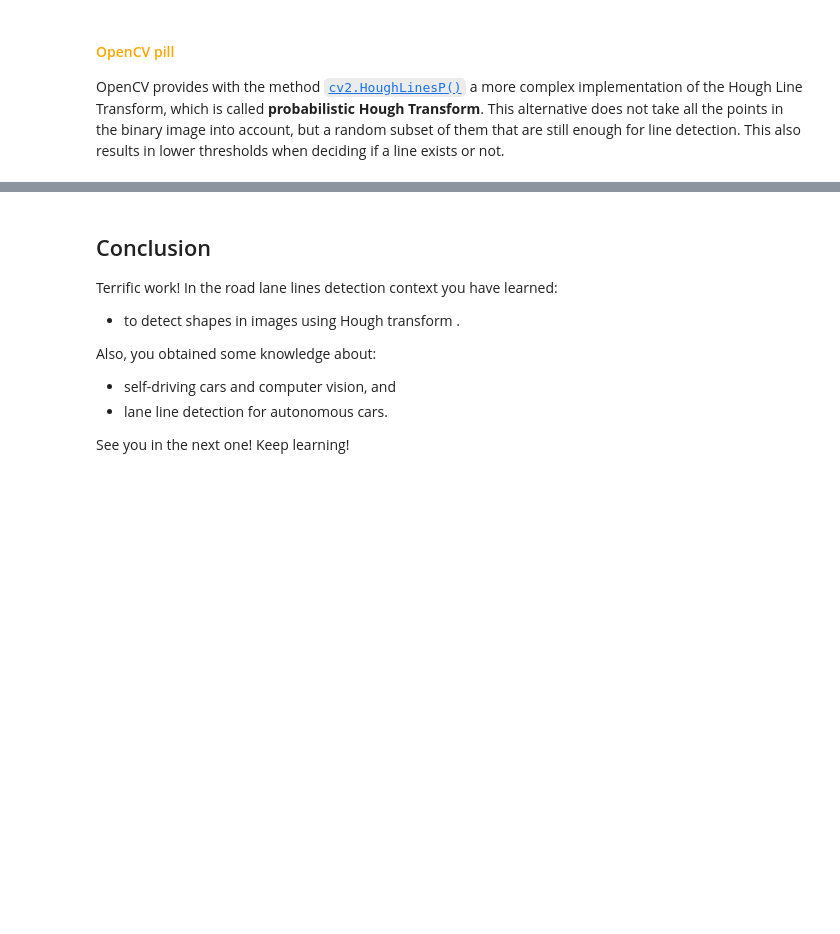
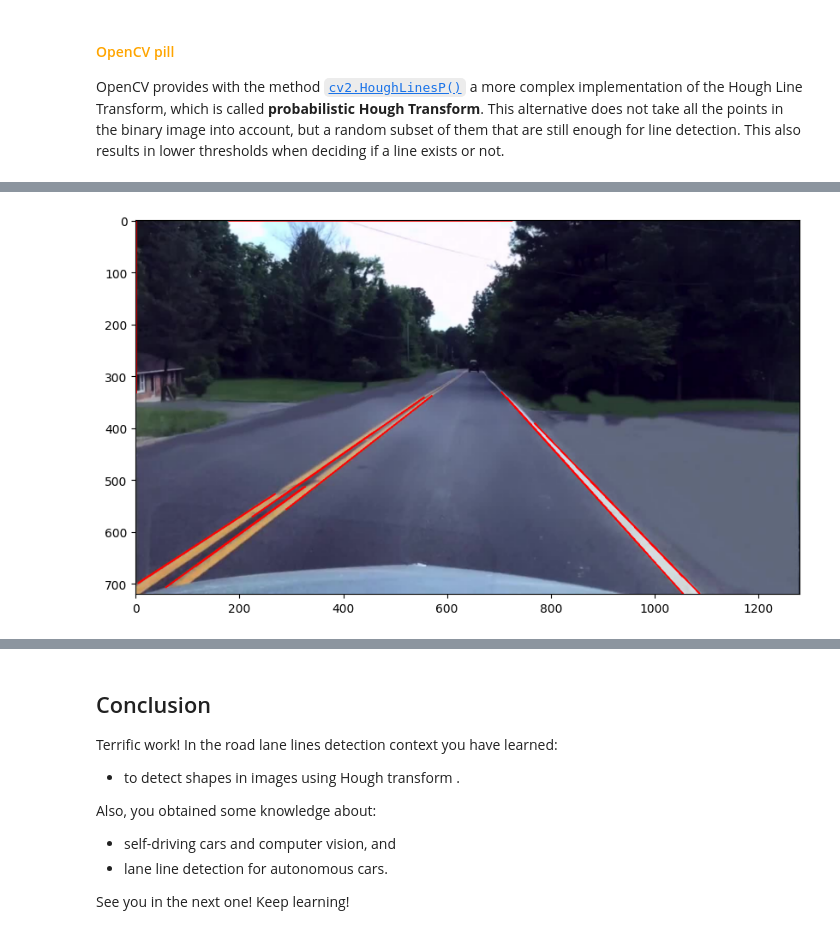
Before and after one commit to angelfdezcivila/uma_cv_2023, a Jupyter notebook: Chapter 05. Image segmentation/5.1 Contour-based techniques.ipynb, the cells around one changed output, grey strips where cells are left out. Saved outputs shown, nothing was run; the diff lists cells and outputs as text; code cells hidden in the pictures; blank space fills up the shorter version.

```diff
--- a/Chapter 05. Image segmentation/5.1 Contour-based techniques.ipynb
+++ b/Chapter 05. Image segmentation/5.1 Contour-based techniques.ipynb
@@ -302,33 +305,37 @@ Try different parameter values until you get something like this:
 # %%
 # Assigment 2
 # Read the image
 image = cv2.imread(images_path + "car.png",-1)
 
 # Convert to RGB and get gray image
-image = cv2.cvtColor(image, None)
-gray = cv2.cvtColor(image, None)
+image = cv2.cvtColor(image, cv2.COLOR_BGR2RGB)
+gray = cv2.cvtColor(image, cv2.COLOR_RGB2GRAY)
 
 # Blur the gray image
-gray = gaussian_smoothing(None,1,2)
+gray = gaussian_smoothing(gray,1,2)
 
 # Apply Canny algorithm
-edges = cv2.Canny(None,100,200,apertureSize = 3)
+edges = cv2.Canny(gray,100,200,apertureSize = 3)
 
 # Search for lines using probabilistic Hough transform
-rho = None
-theta = None
-threshold = None
+rho = 1
+theta = np.pi/180
+threshold = 100
 lines = cv2.HoughLinesP(edges, rho, theta, threshold,
-                        minLineLength=None,maxLineGap=None)
+                        minLineLength=200,maxLineGap=15)
+# valor de thresh obtenido acotando de 10 en 10 empezando por 150 (ya que fuel el valor del anterior) hacia abajo hasta llegar a la imagen mostrada arriba
+
 # For each line
 for line in lines:
 
     # Draw the line in the RGB image
-    x1,y1,x2,y2 = None
+    x1,y1,x2,y2 = line[0]
     cv2.line(image,(x1,y1),(x2,y2),(255,0,0),2)
 
 # Show resultant image
 plt.imshow(image);
+# %% [output]
+[figure, added]
 # %% [markdown]
 ### <font color="blue"><b><i>Thinking about it (1)</i></b></font>
 
```
Also changed, not shown: parts of 2 cells of this notebook, 1 other file.
